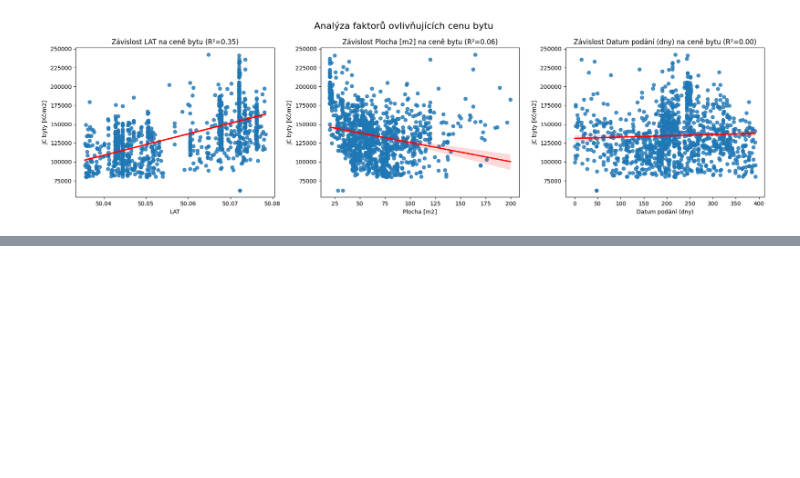
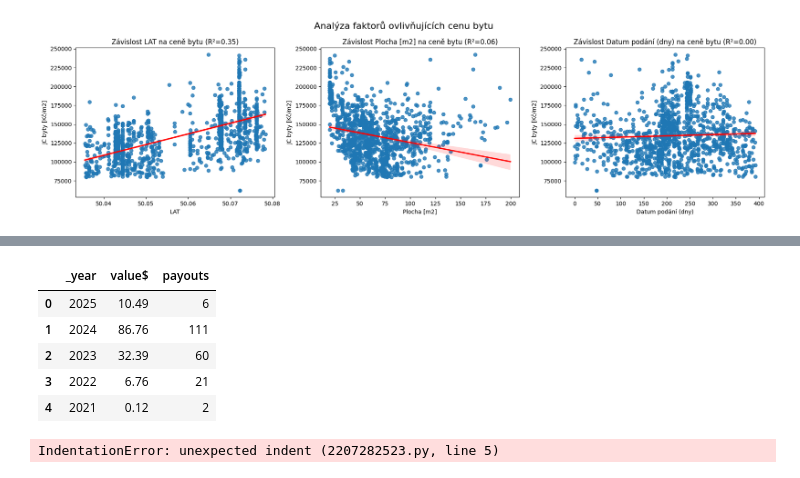
Before and after one commit to John-Bugler/PROG, a Jupyter notebook: PYTHON/DATA_ANALYSIS/valuo_data_analysis_v1.ipynb, the cells around one changed output, grey strips where cells are left out. Cells and saved outputs as stored; diff of their text form; code cells hidden in the pictures; blank space fills up the shorter version.

```diff
--- a/PYTHON/DATA_ANALYSIS/valuo_data_analysis_v1.ipynb
+++ b/PYTHON/DATA_ANALYSIS/valuo_data_analysis_v1.ipynb
@@ -121,0 +164,33 @@ Random Forest: R² = 0.596, MSE = 463949268.64
+# %%
+query = """
+SELECT
+    YEAR(date) as _year,
+    FORMAT(ROUND(SUM(amount),2), '0.###') as value$,
+    COUNT(amount) as payouts
+FROM [reports].[dbo].[revolut_stocks]
+WHERE type = 'DIVIDEND'
+GROUP BY YEAR(date)
+ORDER BY _year DESC;
+"""
+
+df = pd.read_sql(query, engine)
+df.head()
+# %% [output]
+|  | _year | value$ | payouts |
+| 0 | 2025 | 10.49 | 6 |
+| 1 | 2024 | 86.76 | 111 |
+| 2 | 2023 | 32.39 | 60 |
+| 3 | 2022 | 6.76 | 21 |
+| 4 | 2021 | 0.12 | 2 |
+# %%
+%%sql
+SELECT
+    YEAR(date) as _year,
+    FORMAT(ROUND(SUM(amount),2), '0.###') as value$,
+    COUNT(amount) as payouts
+FROM [reports].[dbo].[revolut_stocks]
+WHERE type = 'DIVIDEND'
+GROUP BY YEAR(date)
+ORDER BY _year DESC;
+# %% [output]
+IndentationError: unexpected indent (2207282523.py, line 5)
```
Also changed, not shown: parts of 2 cells of this notebook.
